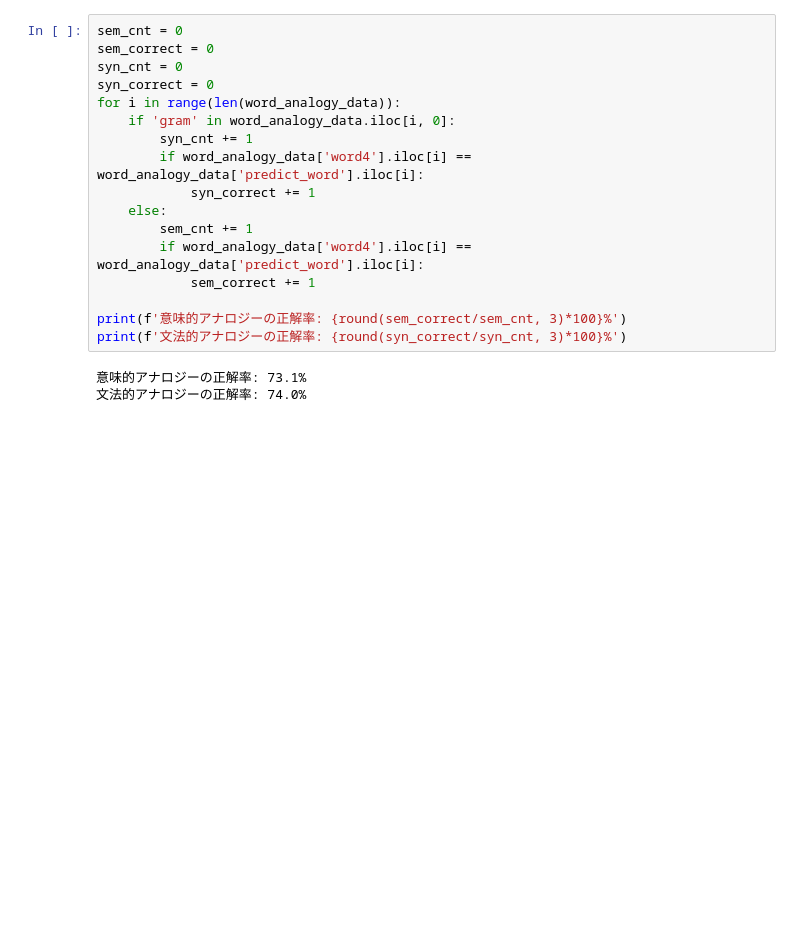
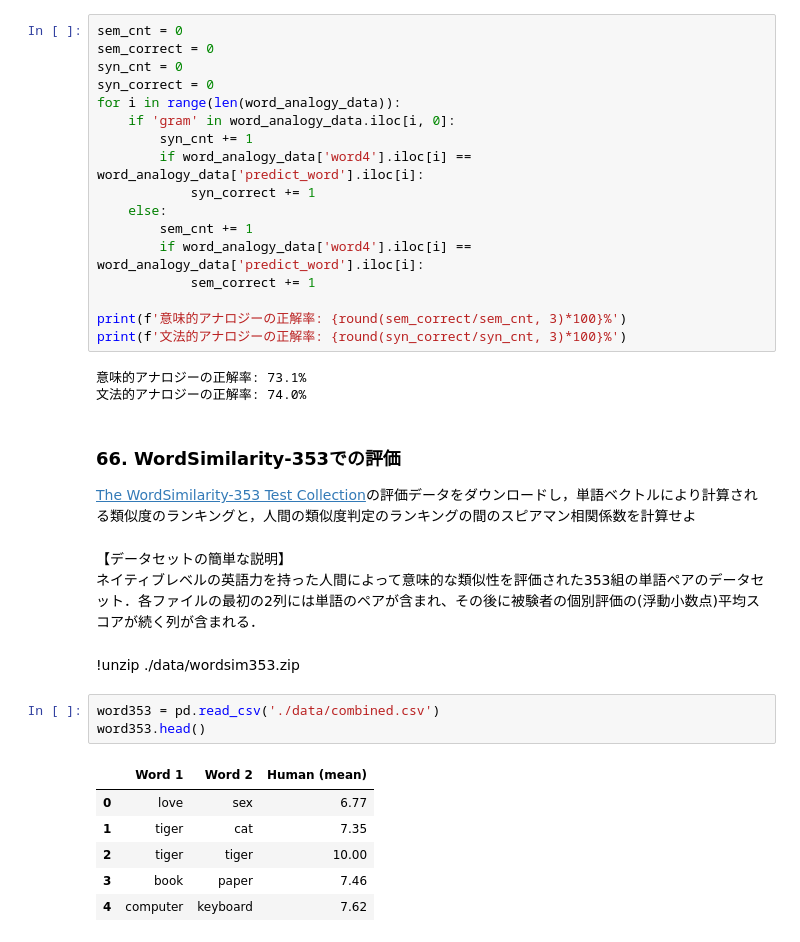
Before and after one commit to KSKKRT/NLP-100-Exercise, a Jupyter notebook: src/ss7/nlp100knock_chapter7.ipynb, the cells around one changed output. Saved outputs shown, nothing was run; the diff lists cells and outputs as text; blank space fills up the shorter version.

```diff
--- a/src/ss7/nlp100knock_chapter7.ipynb
+++ b/src/ss7/nlp100knock_chapter7.ipynb
@@ -165,3 +159,21 @@ print(f'文法的アナロジーの正解率: {round(syn_correct/syn_cnt, 3)*100
 # %% [output]
 意味的アナロジーの正解率: 73.1%
 文法的アナロジーの正解率: 74.0%
+# %% [markdown]
+### 66. WordSimilarity-353での評価
+[The WordSimilarity-353 Test Collection](https://gabrilovich.com/resources/data/wordsim353/wordsim353.zip)の評価データをダウンロードし，単語ベクトルにより計算される類似度のランキングと，人間の類似度判定のランキングの間のスピアマン相関係数を計算せよ
+# %% [markdown]
+【データセットの簡単な説明】
+ネイティブレベルの英語力を持った人間によって意味的な類似性を評価された353組の単語ペアのデータセット．各ファイルの最初の2列には単語のペアが含まれ、その後に被験者の個別評価の(浮動小数点)平均スコアが続く列が含まれる．
+# %% [markdown]
+!unzip ./data/wordsim353.zip
+# %%
+word353 = pd.read_csv('./data/combined.csv')
+word353.head()
+# %% [output]
+|  | Word 1 | Word 2 | Human (mean) |
+| 0 | love | sex | 6.77 |
+| 1 | tiger | cat | 7.35 |
+| 2 | tiger | tiger | 10.00 |
+| 3 | book | paper | 7.46 |
+| 4 | computer | keyboard | 7.62 |
```
Also changed, not shown: parts of 20 cells of this notebook, 5 other files.
